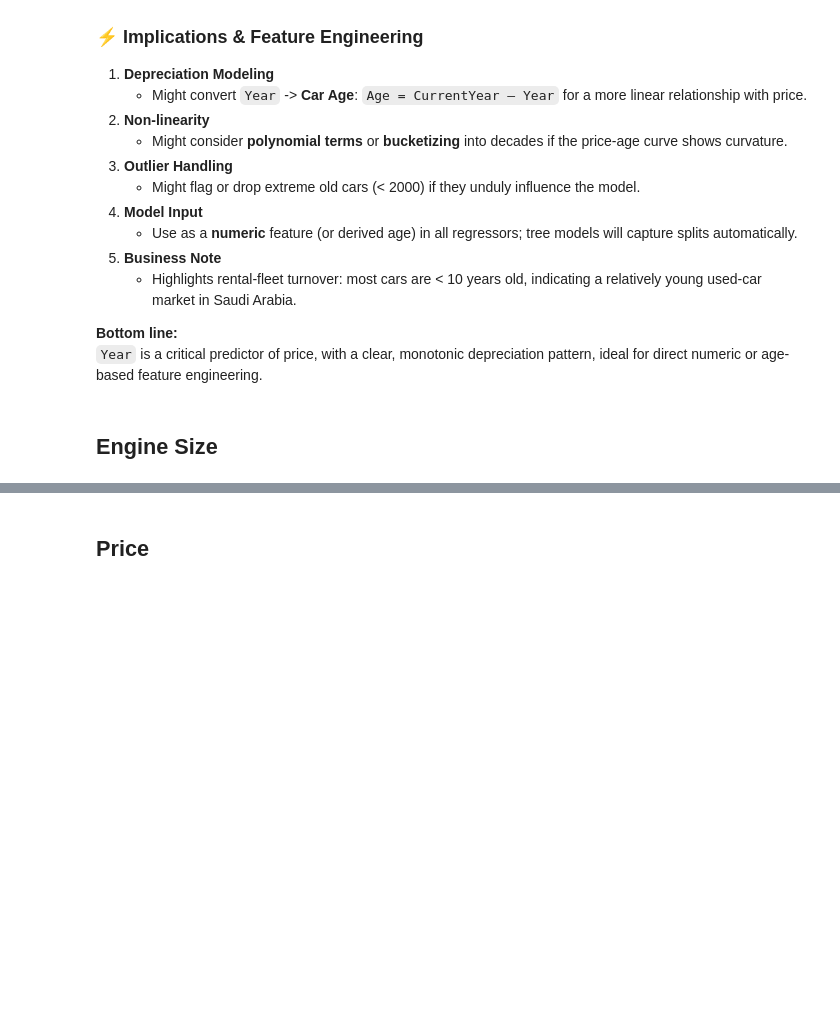
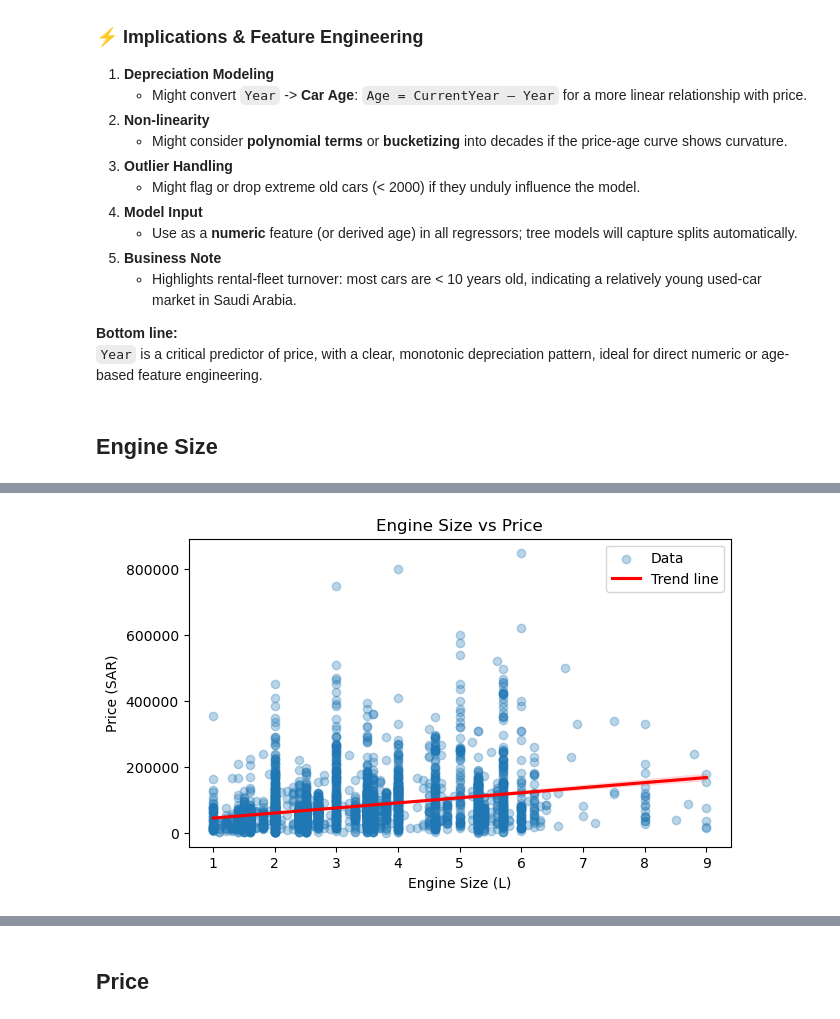
Before and after one commit to RioPramana21/Ctrl-Price-Taking-Control-of-Used-Car-Valuations-with-ML, a Jupyter notebook: code_files/project_code.ipynb, the cells around one changed output, grey strips where cells are left out. Saved outputs shown, nothing was run; the diff lists cells and outputs as text; code cells hidden in the pictures; blank space fills up the shorter version.

```diff
--- a/code_files/project_code.ipynb
+++ b/code_files/project_code.ipynb
@@ -1395,0 +1493,11 @@ Decade
+# %%
+plt.figure(figsize=(7,4))
+plt.scatter(df_filtered['Engine_Size'], df_filtered['Price'], alpha=0.3, label='Data')
+sns.regplot(x='Engine_Size', y='Price', data=df_filtered, scatter=False, color='red', label='Trend line')
+plt.title('Engine Size vs Price')
+plt.xlabel('Engine Size (L)')
+plt.ylabel('Price (SAR)')
+plt.legend()
+plt.show()
+# %% [output]
+[figure, added]
```
Also changed, not shown: parts of 7 cells of this notebook.
